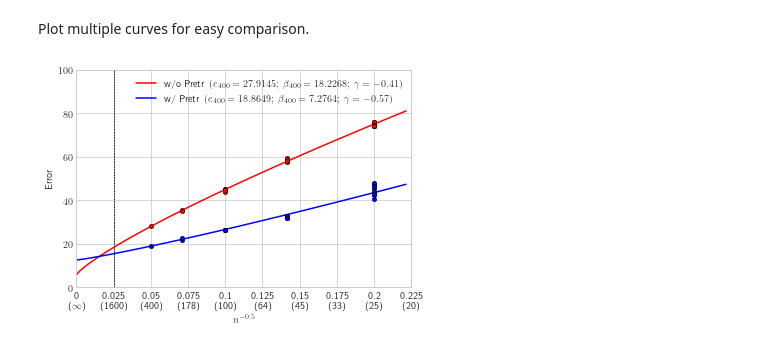
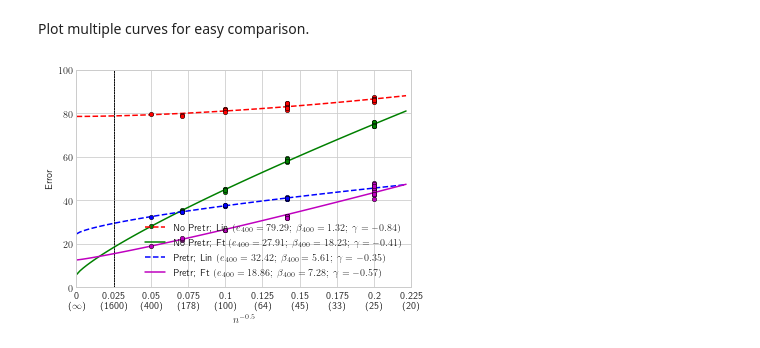
Before and after one commit to allenai/learning-curve, a Jupyter notebook: notebooks/curve.ipynb, the cells around one changed output. Saved outputs shown, nothing was run; the diff lists cells and outputs as text; code cells hidden in the pictures.

```diff
--- a/notebooks/curve.ipynb
+++ b/notebooks/curve.ipynb
@@ -111,12 +109,14 @@ curve_estimator.err_mean_var_estimator.visualize(curvems)
 Plot multiple curves for easy comparison.
 # %%
 plot_metadata = [
-    ['../data/no_pretr_ft.json','w/o Pretr','r'],
-    ['../data/pretr_ft.json','w/ Pretr','b'],
+    ['../data/no_pretr_linear.json','No Pretr; Lin','r','--'],
+    ['../data/no_pretr_ft.json','No Pretr; Ft','g','-'],
+    ['../data/pretr_linear.json','Pretr; Lin','b','--'],
+    ['../data/pretr_ft.json','Pretr; Ft','m','-']
 ]
-for (json_path,label,color) in plot_metadata:
+for (json_path,label,color,linestyle) in plot_metadata:
     curvems.load_from_json(json_path)
     curve, _ = curve_estimator.estimate(curvems)
-    curve_estimator.plot(curve,curvems,label,color)
+    curve_estimator.plot(curve,curvems,label,color,linestyle)
 # %% [output]
-[figure, old version]
+[figure, new version]
```
Also changed, not shown: parts of 5 cells of this notebook, 1 other file.
